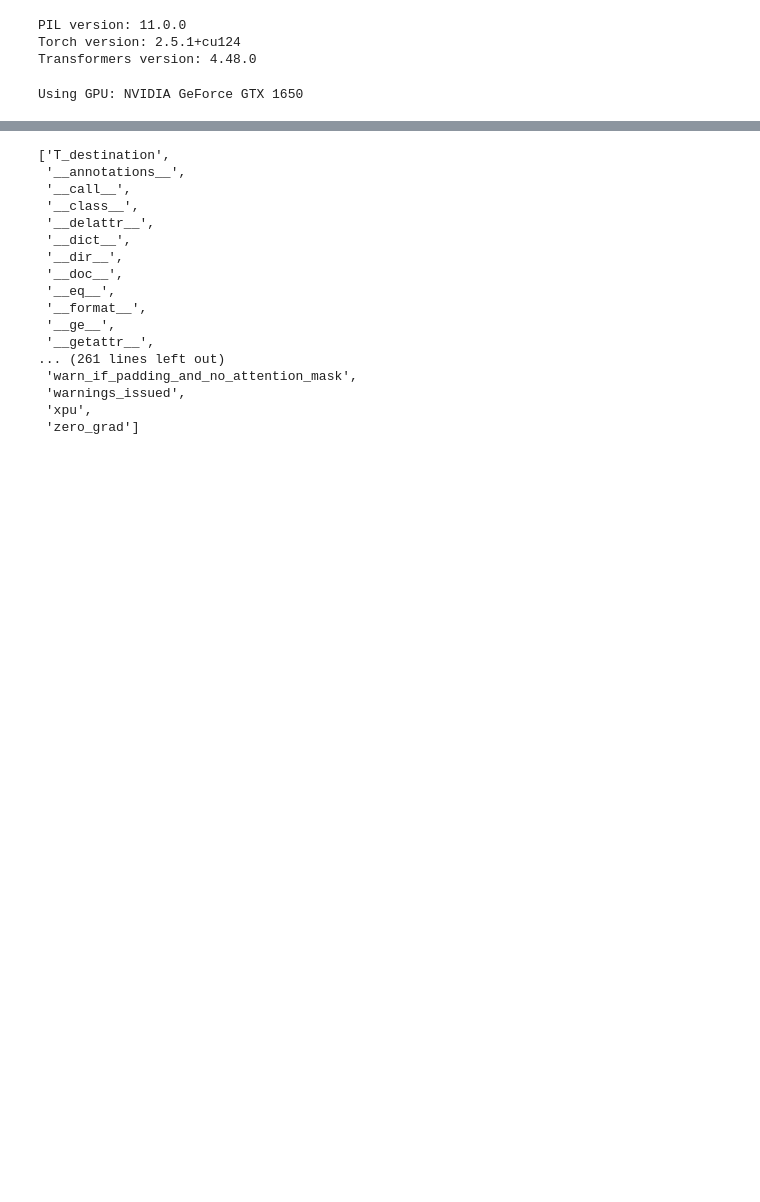
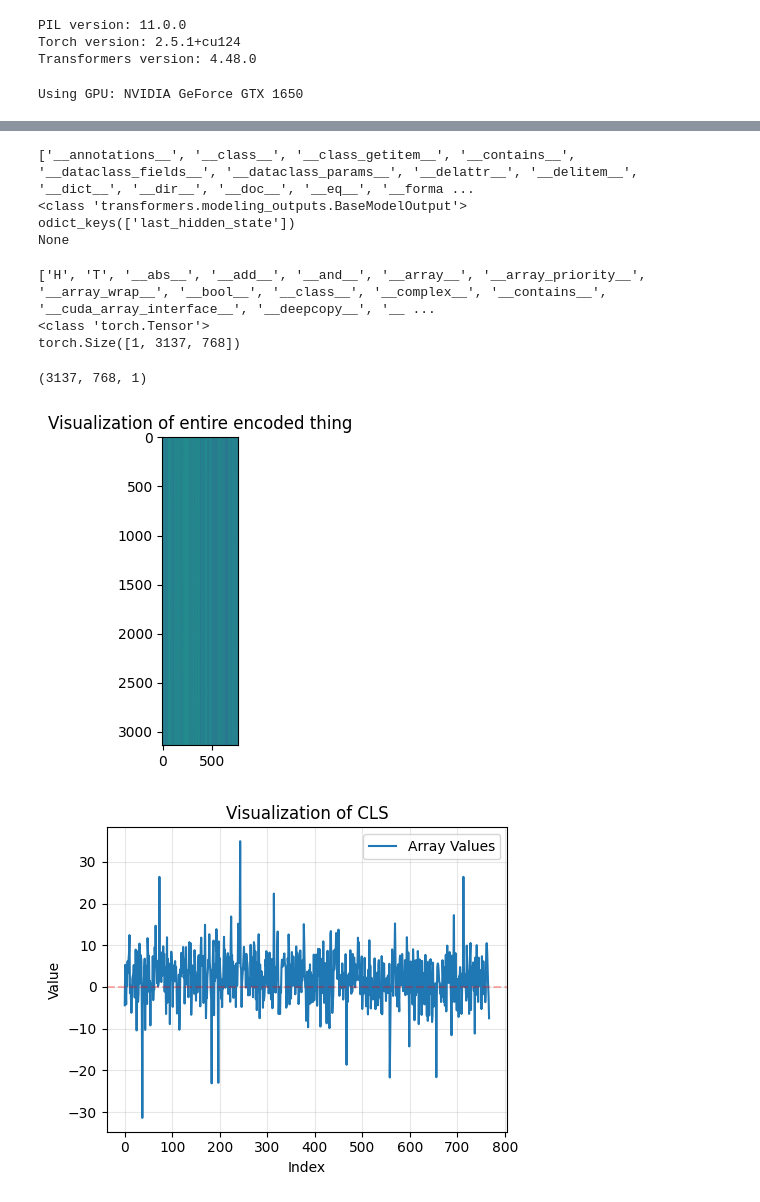
Before and after one commit to shivamgcodes/Pruning-via-Merging, a Jupyter notebook: visual_encodders/trial.ipynb, the cells around one changed output, grey strips where cells are left out. Cells and saved outputs as stored; diff of their text form; code cells hidden in the pictures; blank space fills up the shorter version.

```diff
--- a/visual_encodders/trial.ipynb
+++ b/visual_encodders/trial.ipynb
@@ -79,26 +157,59 @@ ids_restore = outputs.ids_restore
-# %%
-import pprint
-
-# Pretty print the directory list
-pprint.pprint(dir(model))
-# %% [output]
-['T_destination',
- '__annotations__',
- '__call__',
- '__class__',
- '__delattr__',
- '__dict__',
- '__dir__',
- '__doc__',
- '__eq__',
- '__format__',
- '__ge__',
- '__getattr__',
-... (261 lines left out)
- 'warn_if_padding_and_no_attention_mask',
- 'warnings_issued',
- 'xpu',
- 'zero_grad']
+# %%
+outputs = model(**inputs)
+
+last_hidden_state = outputs.last_hidden_state
+# %%
+print(dir(outputs))
+print(type(outputs))
+print(outputs.keys())
+print(outputs.hidden_states)
+# %% [output]
+['__annotations__', '__class__', '__class_getitem__', '__contains__', '__dataclass_fields__', '__dataclass_params__', '__delattr__', '__delitem__', '__dict__', '__dir__', '__doc__', '__eq__', '__forma ...
+<class 'transformers.modeling_outputs.BaseModelOutput'>
+odict_keys(['last_hidden_state'])
+None
+# %%
+print(dir(last_hidden_state))
+print(type(last_hidden_state))
+print(last_hidden_state.shape)
+last_hidden_state =  last_hidden_state.to('cpu').permute(1,2,0).detach().numpy()
+# %% [output]
+['H', 'T', '__abs__', '__add__', '__and__', '__array__', '__array_priority__', '__array_wrap__', '__bool__', '__class__', '__complex__', '__contains__', '__cuda_array_interface__', '__deepcopy__', '__ ...
+<class 'torch.Tensor'>
+torch.Size([1, 3137, 768])
+# %%
+print(last_hidden_state.shape)
+plt.figure(figsize=(5, 4))
+plt.title('Visualization of entire encoded thing')
+plt.imshow(last_hidden_state)
+plt.show()
+
+cls = last_hidden_state[0]
+# Create the visualization
+plt.figure(figsize=(5, 4))
+
+# Plot the values
+plt.plot(cls, label='Array Values')
+
+# Add a horizontal line at y=0 for reference
+plt.axhline(y=0, color='r', linestyle='--', alpha=0.3)
+
+# Customize the plot
+plt.title('Visualization of CLS')
+plt.xlabel('Index')
+plt.ylabel('Value')
+plt.grid(True, alpha=0.3)
+
+# Add legend
+plt.legend()
+
+# Display the plot
+plt.tight_layout()
+plt.show()
+# %% [output]
+(3137, 768, 1)
+[figure, added]
+[figure, added]
 # %%
 output_embeddings = model.get_output_embeddings
 print(output_embeddings)
```
Also changed, not shown: parts of 14 cells of this notebook, 6 other files.
